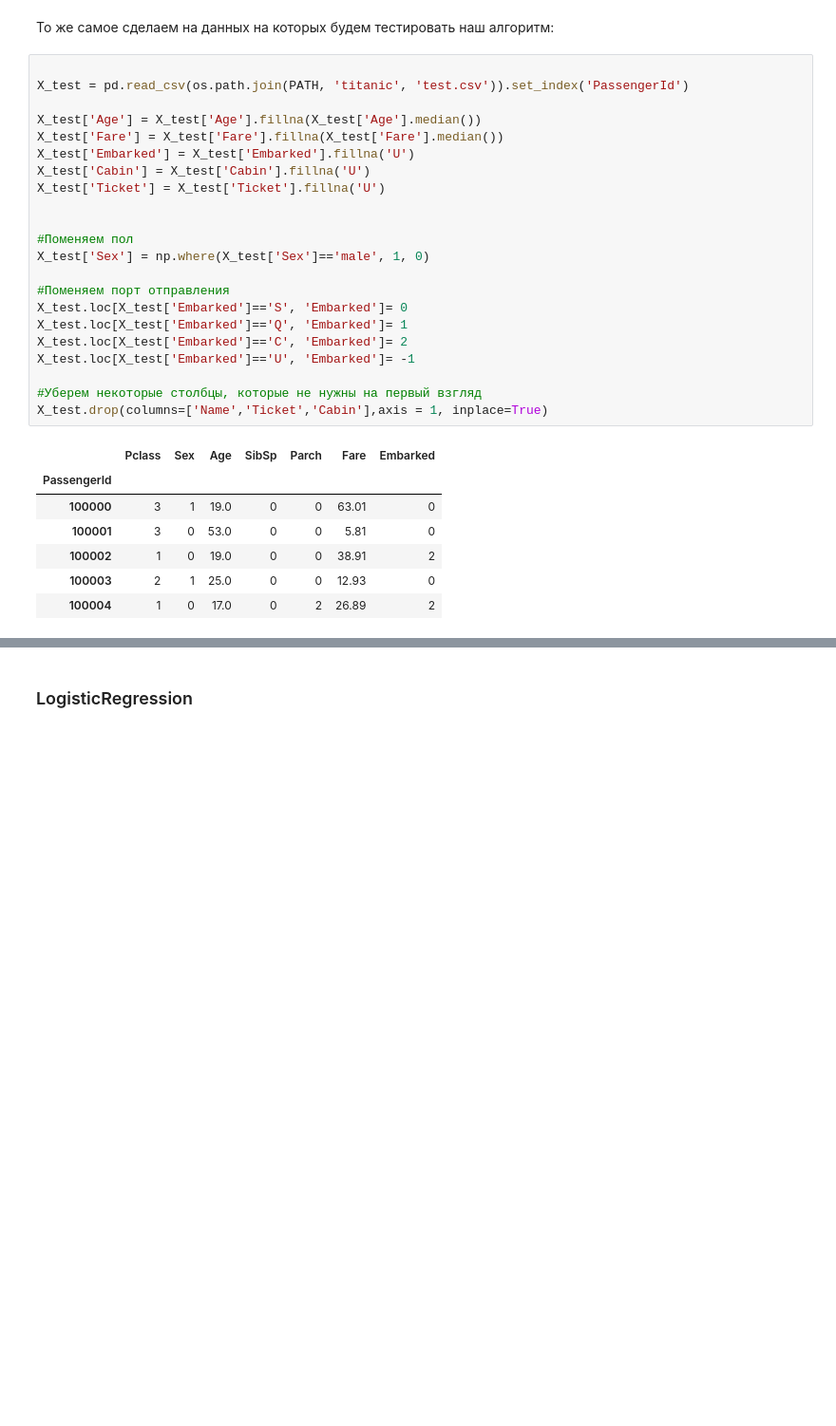
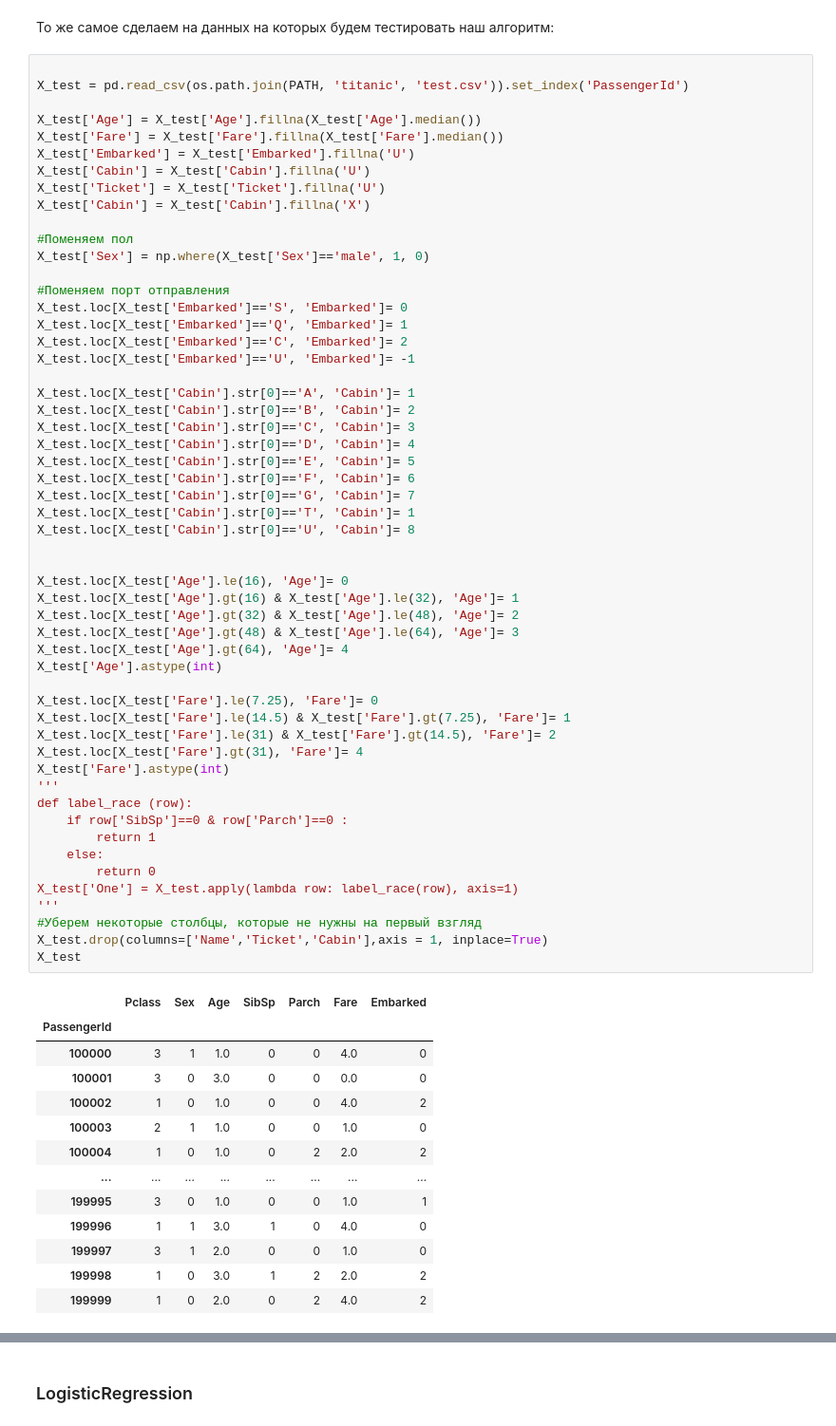
Before and after one commit to AlexeyZubar/Classification_linear_knn, a Jupyter notebook: hw_classification.ipynb, the cells around one changed output, grey strips where cells are left out. Shown at 95% size. Saved outputs shown, nothing was run; the diff lists cells and outputs as text; blank space fills up the shorter version.

```diff
--- a/hw_classification.ipynb
+++ b/hw_classification.ipynb
@@ -950,30 +1033,68 @@ Name: Survived, Length: 100000, dtype: int64
 # %%
 
 X_test = pd.read_csv(os.path.join(PATH, 'titanic', 'test.csv')).set_index('PassengerId')
 
 X_test['Age'] = X_test['Age'].fillna(X_test['Age'].median())
 X_test['Fare'] = X_test['Fare'].fillna(X_test['Fare'].median())
 X_test['Embarked'] = X_test['Embarked'].fillna('U')
 X_test['Cabin'] = X_test['Cabin'].fillna('U')
 X_test['Ticket'] = X_test['Ticket'].fillna('U')
-
+X_test['Cabin'] = X_test['Cabin'].fillna('X')
 
 #Поменяем пол
 X_test['Sex'] = np.where(X_test['Sex']=='male', 1, 0)
 
 #Поменяем порт отправления
 X_test.loc[X_test['Embarked']=='S', 'Embarked']= 0
 X_test.loc[X_test['Embarked']=='Q', 'Embarked']= 1
 X_test.loc[X_test['Embarked']=='C', 'Embarked']= 2
 X_test.loc[X_test['Embarked']=='U', 'Embarked']= -1
 
+X_test.loc[X_test['Cabin'].str[0]=='A', 'Cabin']= 1
+X_test.loc[X_test['Cabin'].str[0]=='B', 'Cabin']= 2
+X_test.loc[X_test['Cabin'].str[0]=='C', 'Cabin']= 3
+X_test.loc[X_test['Cabin'].str[0]=='D', 'Cabin']= 4
+X_test.loc[X_test['Cabin'].str[0]=='E', 'Cabin']= 5
+X_test.loc[X_test['Cabin'].str[0]=='F', 'Cabin']= 6
+X_test.loc[X_test['Cabin'].str[0]=='G', 'Cabin']= 7
+X_test.loc[X_test['Cabin'].str[0]=='T', 'Cabin']= 1
+X_test.loc[X_test['Cabin'].str[0]=='U', 'Cabin']= 8
+
+
+X_test.loc[X_test['Age'].le(16), 'Age']= 0
+X_test.loc[X_test['Age'].gt(16) & X_test['Age'].le(32), 'Age']= 1
+X_test.loc[X_test['Age'].gt(32) & X_test['Age'].le(48), 'Age']= 2
+X_test.loc[X_test['Age'].gt(48) & X_test['Age'].le(64), 'Age']= 3
+X_test.loc[X_test['Age'].gt(64), 'Age']= 4
+X_test['Age'].astype(int)
+
+X_test.loc[X_test['Fare'].le(7.25), 'Fare']= 0
+X_test.loc[X_test['Fare'].le(14.5) & X_test['Fare'].gt(7.25), 'Fare']= 1
+X_test.loc[X_test['Fare'].le(31) & X_test['Fare'].gt(14.5), 'Fare']= 2
+X_test.loc[X_test['Fare'].gt(31), 'Fare']= 4
+X_test['Fare'].astype(int)
+'''
+def label_race (row):
+    if row['SibSp']==0 & row['Parch']==0 :
+        return 1
+    else:
+        return 0
+X_test['One'] = X_test.apply(lambda row: label_race(row), axis=1)
+'''
 #Уберем некоторые столбцы, которые не нужны на первый взгляд
 X_test.drop(columns=['Name','Ticket','Cabin'],axis = 1, inplace=True)
+X_test
 # %% [output]
 |  | Pclass | Sex | Age | SibSp | Parch | Fare | Embarked |
 | PassengerId |  |  |  |  |  |  |  |
-| 100000 | 3 | 1 | 19.0 | 0 | 0 | 63.01 | 0 |
-| 100001 | 3 | 0 | 53.0 | 0 | 0 | 5.81 | 0 |
-| 100002 | 1 | 0 | 19.0 | 0 | 0 | 38.91 | 2 |
-| 100003 | 2 | 1 | 25.0 | 0 | 0 | 12.93 | 0 |
-| 100004 | 1 | 0 | 17.0 | 0 | 2 | 26.89 | 2 |
+| 100000 | 3 | 1 | 1.0 | 0 | 0 | 4.0 | 0 |
+| 100001 | 3 | 0 | 3.0 | 0 | 0 | 0.0 | 0 |
+| 100002 | 1 | 0 | 1.0 | 0 | 0 | 4.0 | 2 |
+| 100003 | 2 | 1 | 1.0 | 0 | 0 | 1.0 | 0 |
+| 100004 | 1 | 0 | 1.0 | 0 | 2 | 2.0 | 2 |
+| ... | ... | ... | ... | ... | ... | ... | ... |
+| 199995 | 3 | 0 | 1.0 | 0 | 0 | 1.0 | 1 |
+| 199996 | 1 | 1 | 3.0 | 1 | 0 | 4.0 | 0 |
+| 199997 | 3 | 1 | 2.0 | 0 | 0 | 1.0 | 0 |
+| 199998 | 1 | 0 | 3.0 | 1 | 2 | 2.0 | 2 |
+| 199999 | 1 | 0 | 2.0 | 0 | 2 | 4.0 | 2 |
```
Also changed, not shown: parts of 23 cells of this notebook.
